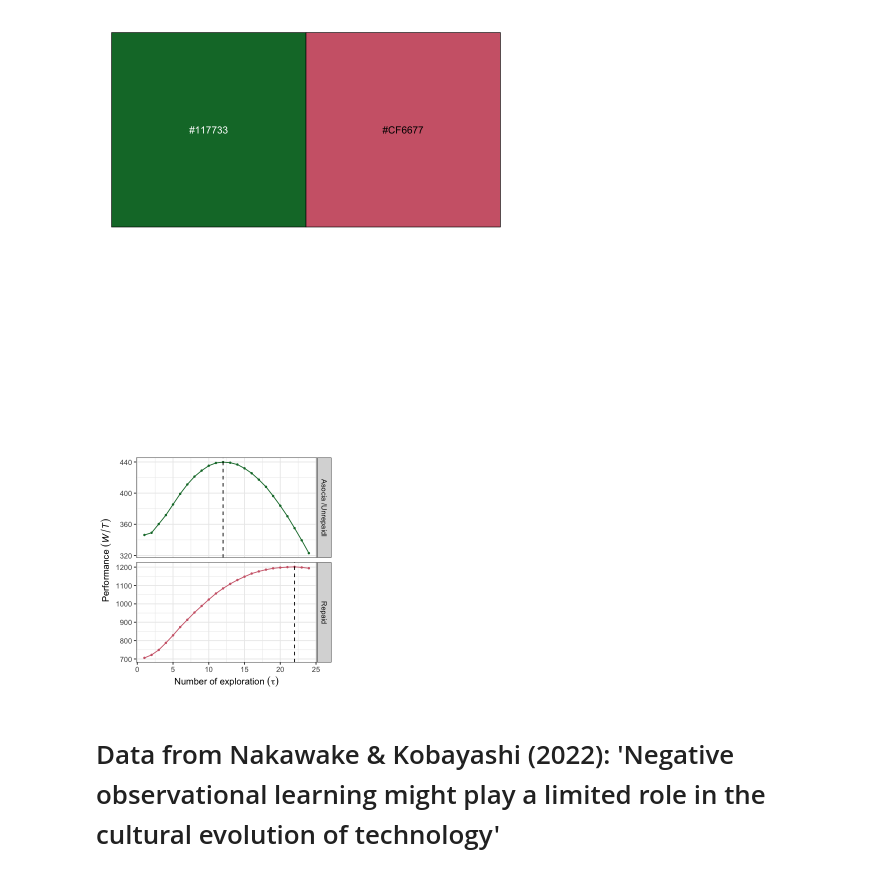
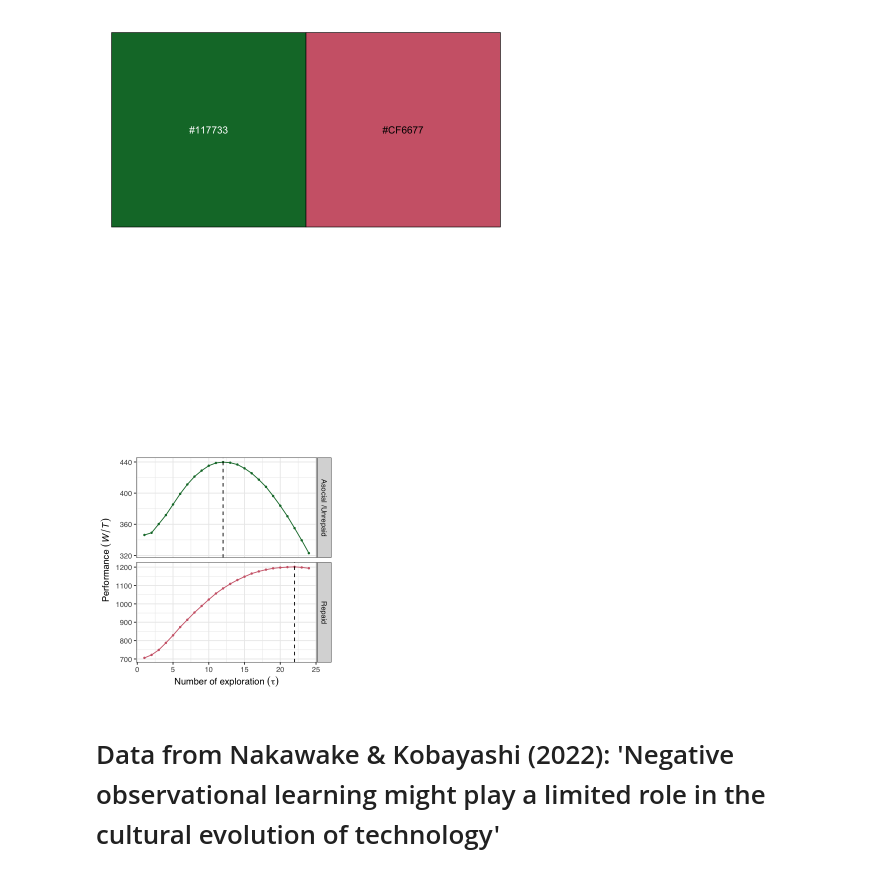
Before and after one commit to YNakawake/intergen_tradeoff, a Jupyter notebook: simulation/Simulation Graph.ipynb, the cells around one changed output. Cells and saved outputs as stored; diff of their text form; code cells hidden in the pictures.

```diff
--- a/simulation/Simulation Graph.ipynb
+++ b/simulation/Simulation Graph.ipynb
@@ -51,25 +55,26 @@ mdf<-melt(datad, id.vars= "tau")
 
 mdf$variable <-factor(mdf$variable, levels=c("Nonrepaid","Repaid"))
 # %%
-labeli <- as_labeller(c("Nonrepaid" = "Asocia /Unrepaidl",
+labeli <- as_labeller(c("Nonrepaid" = "Asocial /Unrepaid",
                          "Repaid" = "Repaid" ))
 taulabel<- expression(italic(tau)*"*")
 
 y_title <- expression("Performance " (italic(W)/italic(T)))
 x_title <- expression("Number of exploration "*(italic(tau)))
 
 options(repr.plot.width=4., repr.plot.height=4)
 mdf %>%  ggplot(aes(x=tau,y=as.numeric(value)))+
 geom_line(aes( color = as.factor(variable)), alpha = 1)+
 geom_point(aes(color = as.factor(variable)),size = 0.7, alpha = 1)+
 facet_grid(variable~ . , scales = "free", labeller = labeli) +geom_vline(xintercept = 12, size = 0.5, linetype = 2, alpha=c(1,0)) +
 geom_vline(xintercept = 22, size = 0.5, linetype = 2, alpha=c(0,1)) +
 scale_fill_manual(values = CPalet)+
-scale_color_manual(values = CPalet)+theme_bw()+theme(legend.position = "none")+
-xlab(x_title )+ylab(y_title )
+scale_color_manual(values = CPalet)+theme_bw()+theme(legend.position = "none",text=element_text(family="Helvetica"))+
+xlab(x_title)+ylab(y_title )
 ggsave("Simuation_main.pdf", dpi = 220, device = "pdf", width = 4, height = 4)
+ggsave("Simuation_main.eps", dpi = 220, device = "eps", width = 4, height = 4)
 # %% [output]
-[figure, old version]
+[figure, new version]
 # %% [markdown]
 # Data from Nakawake & Kobayashi (2022): 'Negative observational learning might play a limited role in the cultural evolution of technology'
 # %% [markdown]
```
Also changed, not shown: parts of 9 cells of this notebook, 1 other file.
